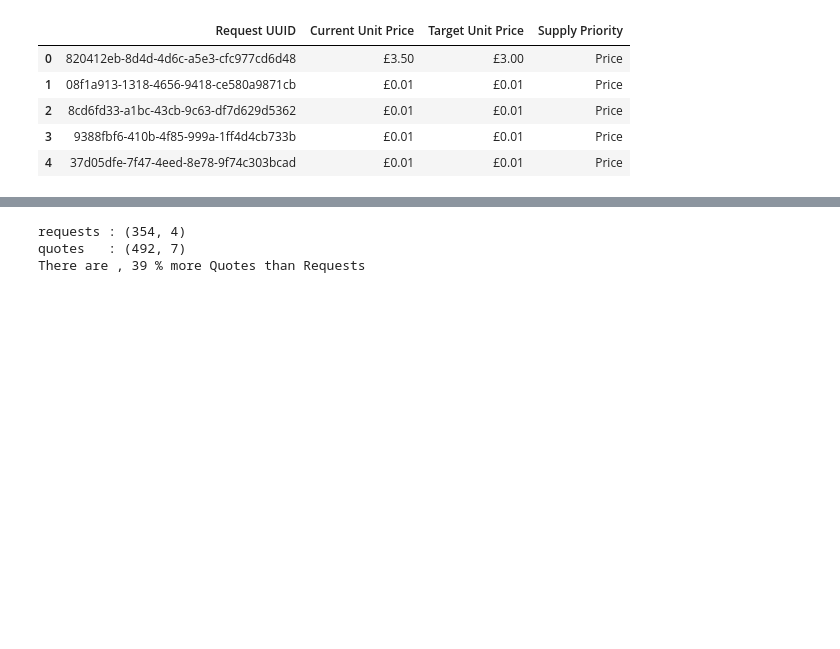
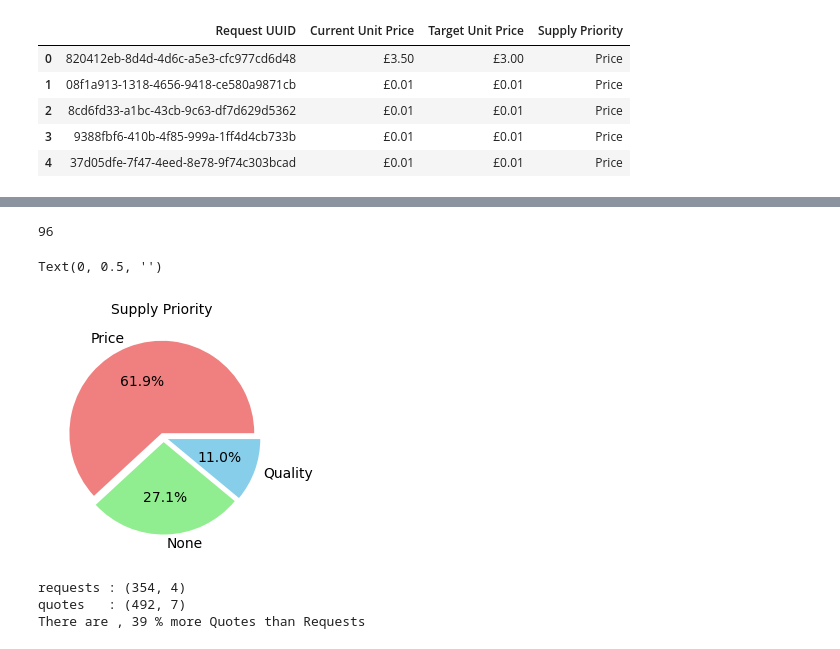
Before and after one commit to guillaumebrethes/Opply, a Jupyter notebook: S_1.ipynb, the cells around one changed output, grey strips where cells are left out. Cells and saved outputs as stored; diff of their text form; code cells hidden in the pictures; blank space fills up the shorter version.

```diff
--- a/S_1.ipynb
+++ b/S_1.ipynb
@@ -382,3 +437,27 @@ memory usage: 13.8+ KB
+# %%
+requests['Supply Priority'].isna().sum()
+# %% [output]
+96
+# %%
+requests['Supply Priority'] = requests['Supply Priority'].fillna('None')
+# %%
+# graphical representation of the variables 'Supply Priority'
+
+plt.figure(figsize=(3,3))
+fontsize = 10
+
+plt.title('Supply Priority ', fontsize=fontsize)
+
+requests["Supply Priority"].value_counts().plot(
+    kind='pie',
+    autopct='%1.1f%%',
+    explode=(0.05, 0.05, 0.05),
+    colors=['lightcoral', 'lightgreen', 'skyblue'],
+)
+plt.ylabel('')
+# %% [output]
+Text(0, 0.5, '')
+[figure, added]
 # %%
 
 print("requests :", requests.shape)
```
Also changed, not shown: parts of 30 cells of this notebook, 4 other files.
